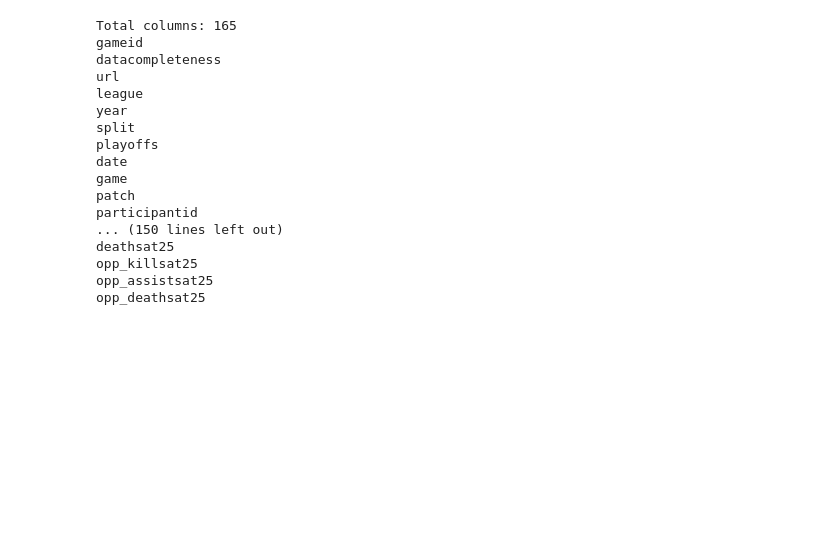
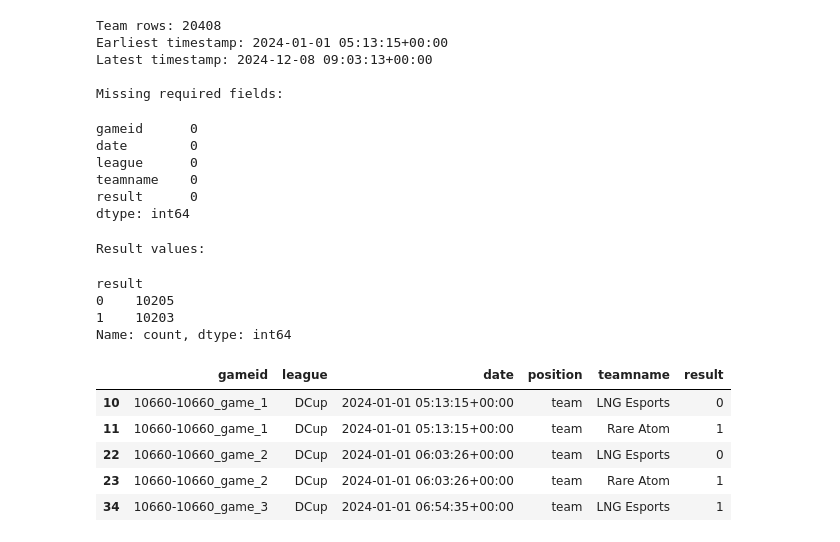
Before and after one commit to dophat1/lol-worlds-predictor, a Jupyter notebook: notebooks/01_data_exploration.ipynb, the cells around one changed output. Saved outputs shown, nothing was run; the diff lists cells and outputs as text; code cells hidden in the pictures; blank space fills up the shorter version.

```diff
--- a/notebooks/01_data_exploration.ipynb
+++ b/notebooks/01_data_exploration.ipynb
@@ -40,24 +61,64 @@ Dataset shape: (122448, 165)
 # %%
-print("Total columns:", len(df.columns))
+teams = df.loc[df["position"].eq("team")].copy()
 
-for col in df.columns:
-    print(col)
+required_team_fields = [
+    "gameid",
+    "date",
+    "league",
+    "teamname",
+    "result",
+]
+
+# Normalize identification fields without changing capitalization.
+for column in ["gameid", "league", "teamname"]:
+    teams[column] = teams[column].astype("string").str.strip()
+    teams[column] = teams[column].replace("", pd.NA)
+
+# Invalid timestamps become missing and will be rejected below.
+teams["date"] = pd.to_datetime(
+    teams["date"],
+    utc=True,
+    errors="coerce",
+)
+
+# Invalid result values become missing and will also be rejected.
+teams["result"] = pd.to_numeric(
+    teams["result"],
+    errors="coerce",
+)
+
+print("Team rows:", len(teams))
+print("Earliest timestamp:", teams["date"].min())
+print("Latest timestamp:", teams["date"].max())
+
+print("\nMissing required fields:")
+display(teams[required_team_fields].isna().sum())
+
+print("\nResult values:")
+display(teams["result"].value_counts(dropna=False))
+
+display(teams.head())
 # %% [output]
-Total columns: 165
-gameid
-datacompleteness
-url
-league
-year
-split
-playoffs
-date
-game
-patch
-participantid
-... (150 lines left out)
-deathsat25
-opp_killsat25
-opp_assistsat25
-opp_deathsat25
+Team rows: 20408
+Earliest timestamp: 2024-01-01 05:13:15+00:00
+Latest timestamp: 2024-12-08 09:03:13+00:00
+
+Missing required fields:
+gameid      0
+date        0
+league      0
+teamname    0
+result      0
+dtype: int64
+Result values:
+result
+0    10205
+1    10203
+Name: count, dtype: int64
+|  | gameid | league | date | position | teamname | result |
+| 10 | 10660-10660_game_1 | DCup | 2024-01-01 05:13:15+00:00 | team | LNG Esports | 0 |
+| 11 | 10660-10660_game_1 | DCup | 2024-01-01 05:13:15+00:00 | team | Rare Atom | 1 |
+| 22 | 10660-10660_game_2 | DCup | 2024-01-01 06:03:26+00:00 | team | LNG Esports | 0 |
+| 23 | 10660-10660_game_2 | DCup | 2024-01-01 06:03:26+00:00 | team | Rare Atom | 1 |
+| 34 | 10660-10660_game_3 | DCup | 2024-01-01 06:54:35+00:00 | team | LNG Esports | 1 |
 # %%
```
Also changed, not shown: parts of 11 cells of this notebook.
